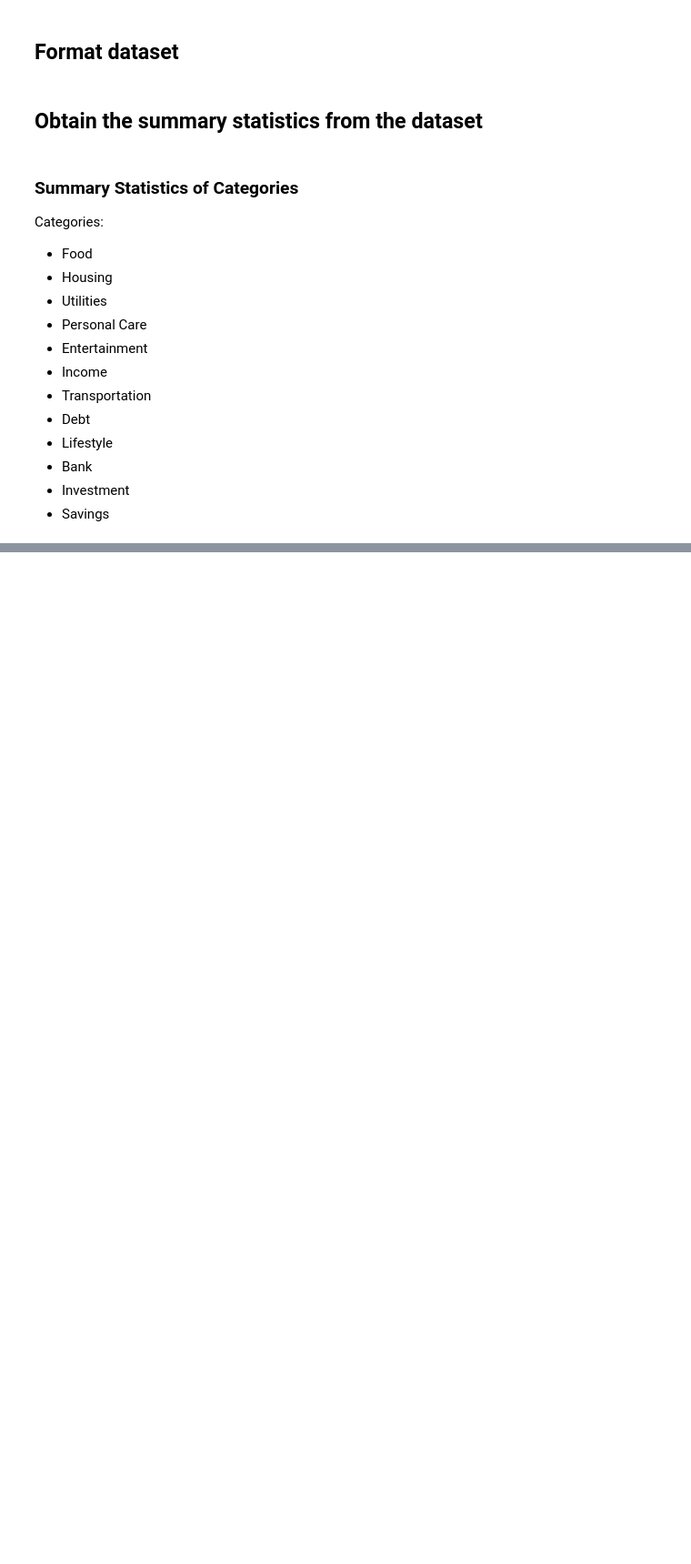
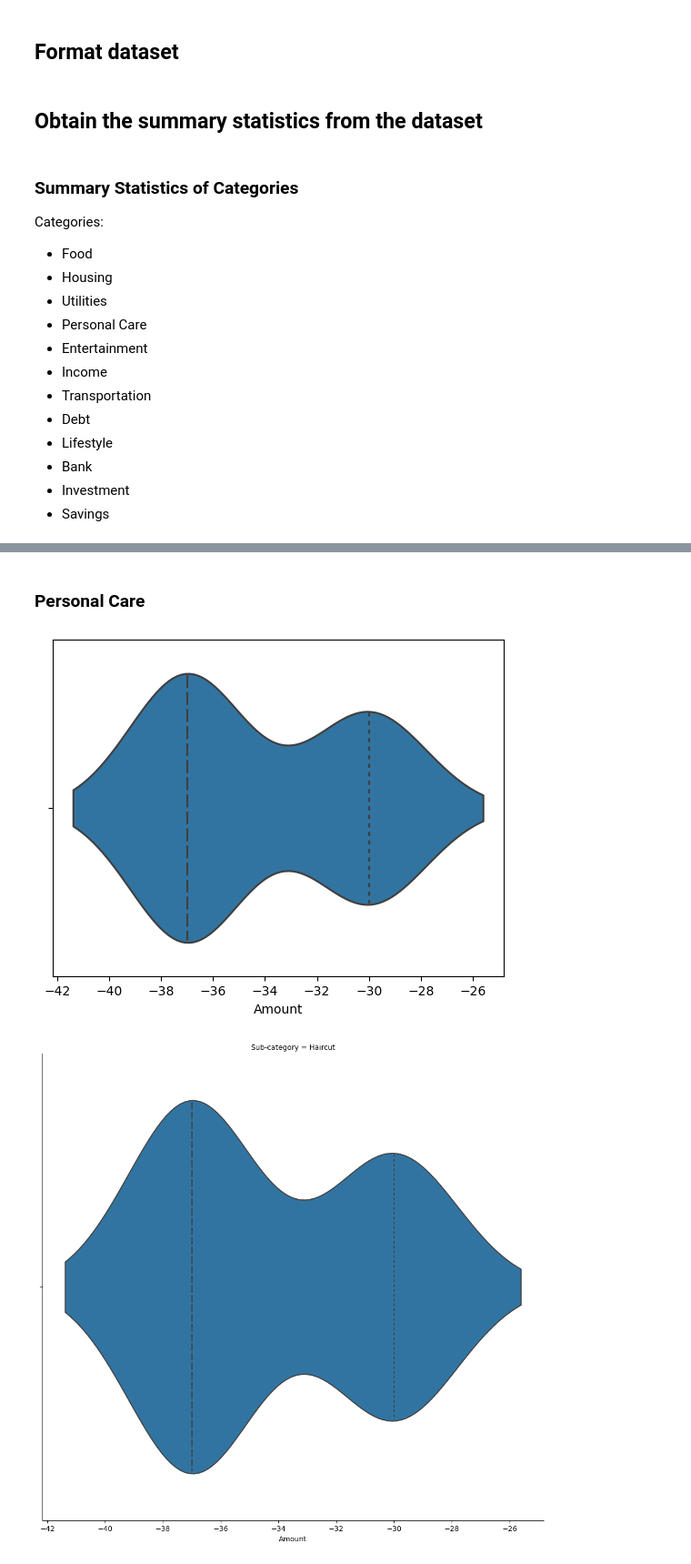
Before and after one commit to petermroberts/Ledgr, a Jupyter notebook: PostPresentation/ExploratoryAnalysis.ipynb, the cells around one changed output, grey strips where cells are left out. Shown at 91% size. Drawn from its saved outputs; the diff is of its cells as text; code cells hidden in the pictures; blank space fills up the shorter version.

```diff
--- a/PostPresentation/ExploratoryAnalysis.ipynb
+++ b/PostPresentation/ExploratoryAnalysis.ipynb
@@ -97,0 +152,7 @@ sns.violinplot(x=food_dataframe[food_dataframe['Sub-category'] == 'Candy']['Amou
+# %% [markdown]
+### Personal Care
+# %%
+categoryPlots(personal)
+# %% [output]
+[figure, added]
+[figure, added]
```
Also changed, not shown: parts of 36 cells of this notebook, 2 other files.
